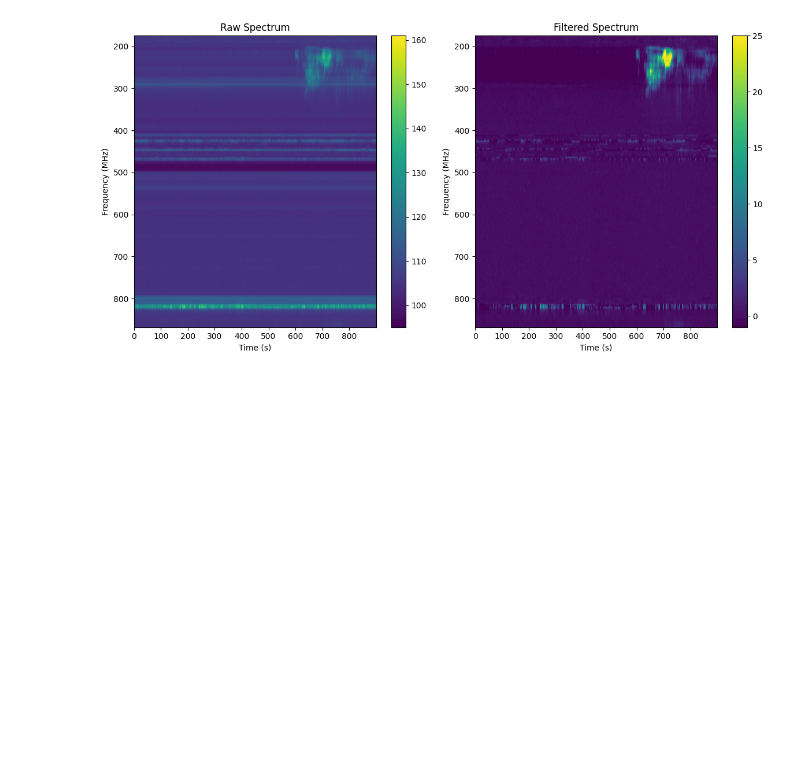
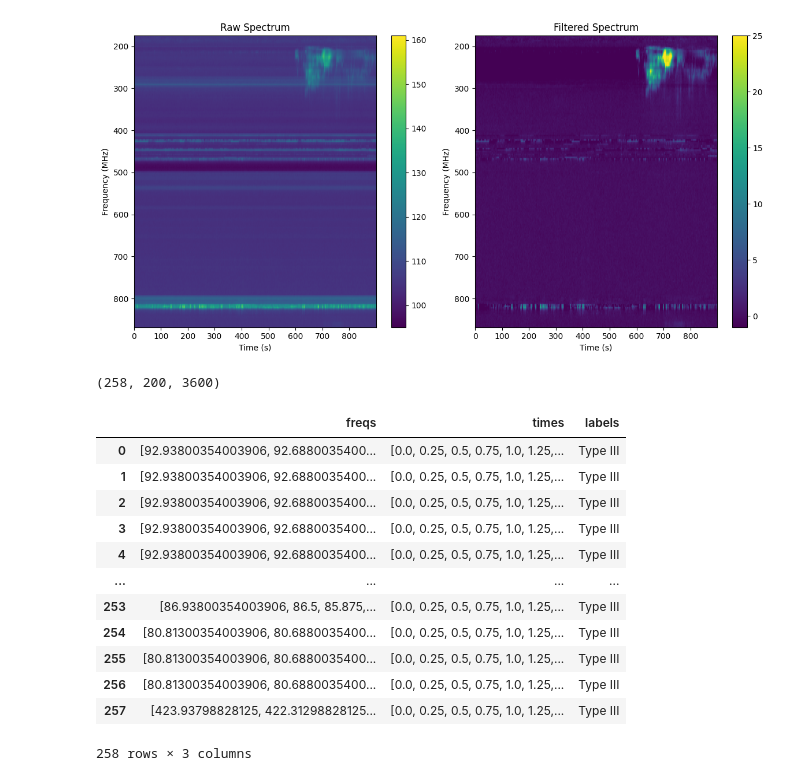
Before and after one commit to EGSA-AI-Research-Team/Solar-Bursts-Classification, a Jupyter notebook: read_data.ipynb, the cells around one changed output. Saved outputs shown, nothing was run; the diff lists cells and outputs as text; code cells hidden in the pictures; blank space fills up the shorter version.

```diff
--- a/read_data.ipynb
+++ b/read_data.ipynb
@@ -207,3 +207,24 @@ for i in range(3):
 [figure]
 [figure]
 [figure]
+# %%
+dataset3, info3= read_fits_dataset('Type III radio burst 2022')
+np.shape(dataset3)
+# %% [output]
+(258, 200, 3600)
+# %%
+info3
+# %% [output]
+|  | freqs | times | labels |
+| 0 | [92.93800354003906, 92.6880035400... | [0.0, 0.25, 0.5, 0.75, 1.0, 1.25,... | Type III |
+| 1 | [92.93800354003906, 92.6880035400... | [0.0, 0.25, 0.5, 0.75, 1.0, 1.25,... | Type III |
+| 2 | [92.93800354003906, 92.6880035400... | [0.0, 0.25, 0.5, 0.75, 1.0, 1.25,... | Type III |
+| 3 | [92.93800354003906, 92.6880035400... | [0.0, 0.25, 0.5, 0.75, 1.0, 1.25,... | Type III |
+| 4 | [92.93800354003906, 92.6880035400... | [0.0, 0.25, 0.5, 0.75, 1.0, 1.25,... | Type III |
+| ... | ... | ... | ... |
+| 253 | [86.93800354003906, 86.5, 85.875,... | [0.0, 0.25, 0.5, 0.75, 1.0, 1.25,... | Type III |
+| 254 | [80.81300354003906, 80.6880035400... | [0.0, 0.25, 0.5, 0.75, 1.0, 1.25,... | Type III |
+| 255 | [80.81300354003906, 80.6880035400... | [0.0, 0.25, 0.5, 0.75, 1.0, 1.25,... | Type III |
+| 256 | [80.81300354003906, 80.6880035400... | [0.0, 0.25, 0.5, 0.75, 1.0, 1.25,... | Type III |
+| 257 | [423.93798828125, 422.31298828125... | [0.0, 0.25, 0.5, 0.75, 1.0, 1.25,... | Type III |
+258 rows × 3 columns
```
Also changed, not shown: parts of 2 cells of this notebook.
